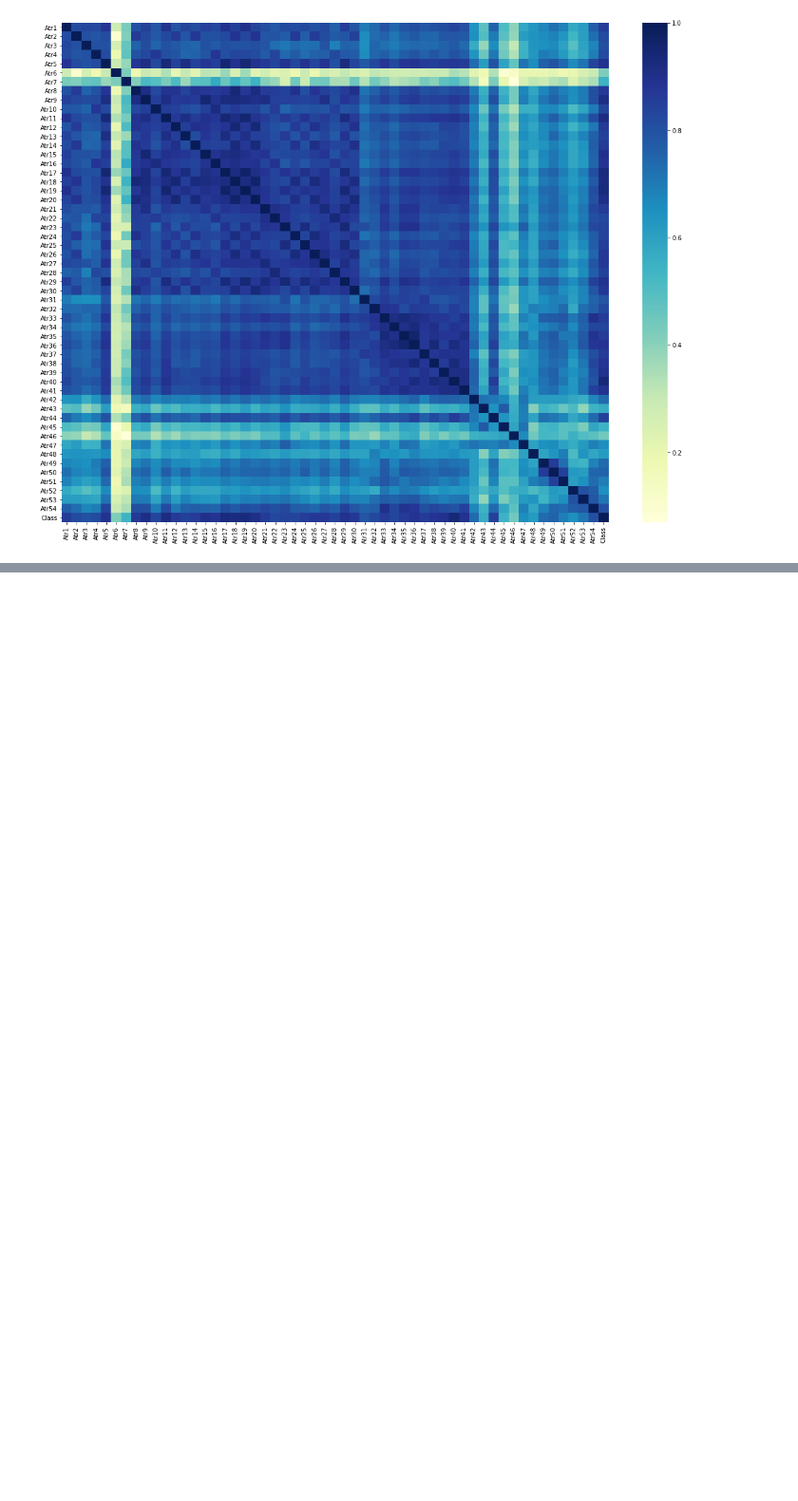
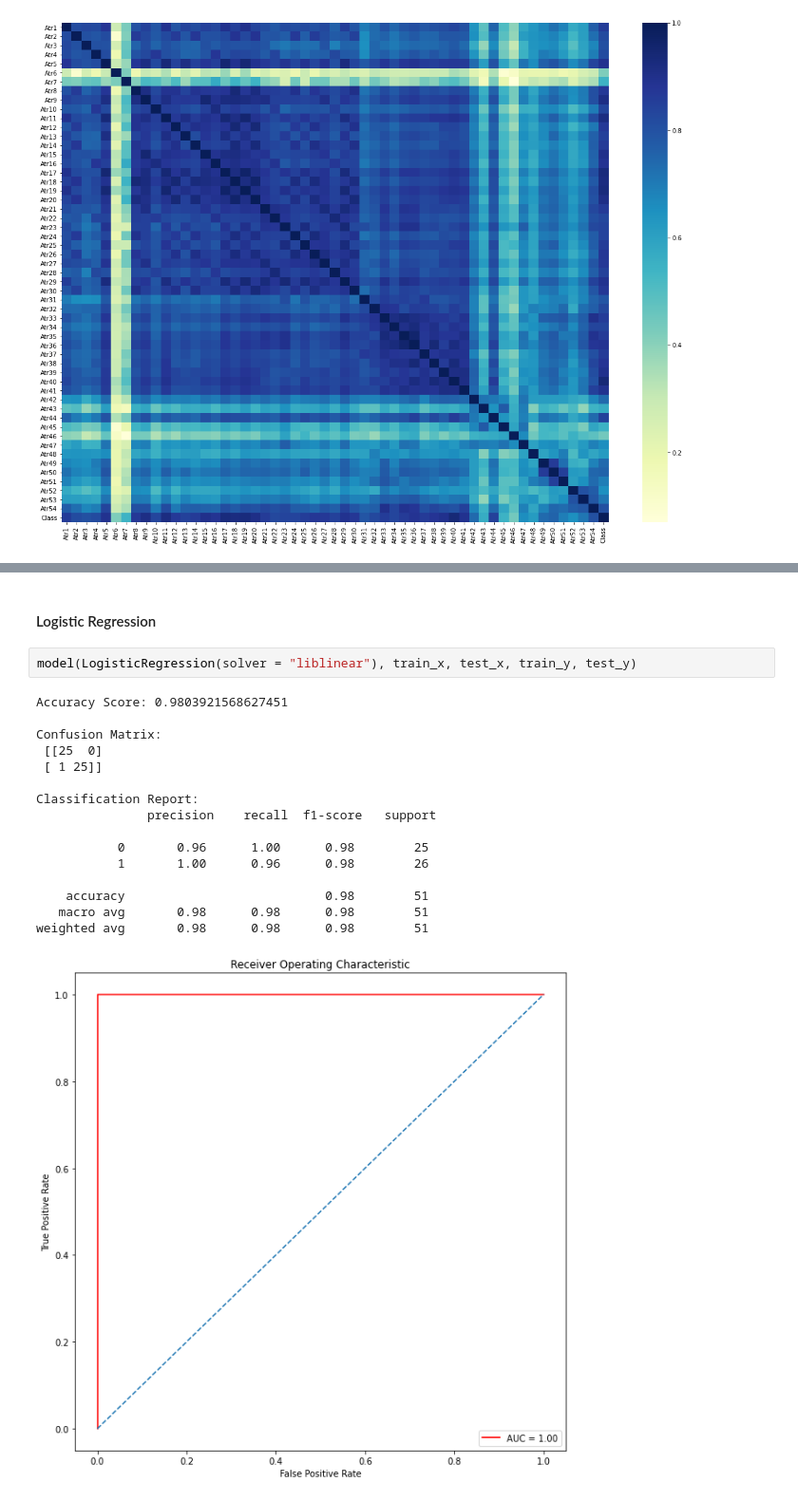
Before and after one commit to NinaLazarevic/DivorcePrediction, a Jupyter notebook: Divorce Prediction.ipynb, the cells around one changed output, grey strips where cells are left out. Shown at 95% size. Cells and saved outputs as stored; diff of their text form; blank space fills up the shorter version.

```diff
--- a/Divorce Prediction.ipynb
+++ b/Divorce Prediction.ipynb
@@ -348,0 +441,21 @@ plt.show()
+# %% [markdown]
+#### Logistic Regression
+# %%
+model(LogisticRegression(solver = "liblinear"), train_x, test_x, train_y, test_y)
+# %% [output]
+Accuracy Score: 0.9803921568627451
+
+Confusion Matrix:
+ [[25  0]
+ [ 1 25]]
+
+Classification Report:
+               precision    recall  f1-score   support
+
+           0       0.96      1.00      0.98        25
+           1       1.00      0.96      0.98        26
+
+    accuracy                           0.98        51
+   macro avg       0.98      0.98      0.98        51
+weighted avg       0.98      0.98      0.98        51
+[figure, added]
```
Also changed, not shown: parts of 28 cells of this notebook.
